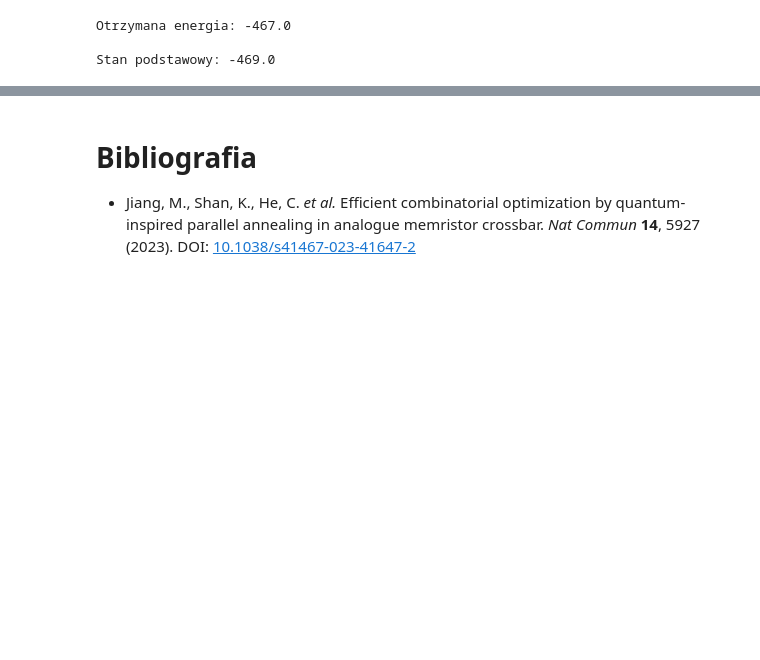
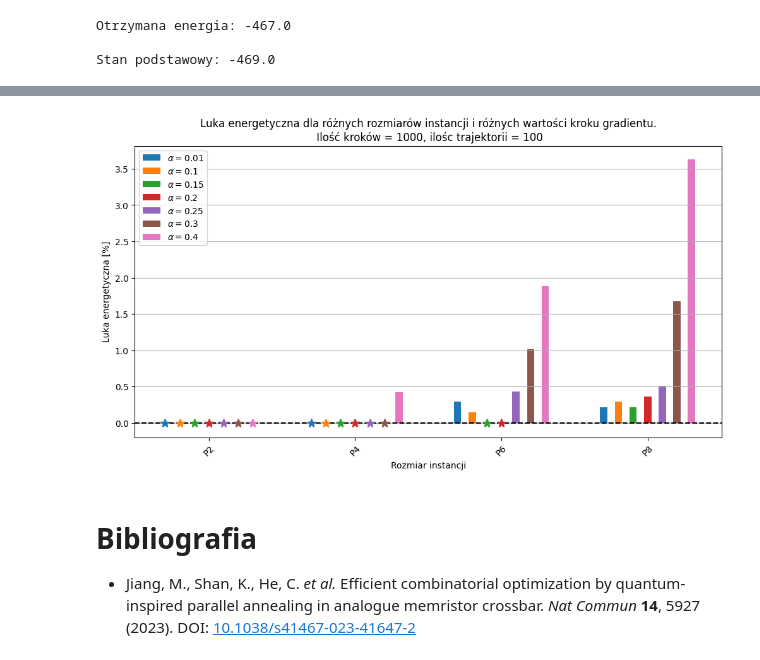
Before and after one commit to iitis/AkademiaSztukiKwantowej, a Jupyter notebook: classical_and_quantum_annealing/Algorytm_wyżarzania_równoległego.ipynb, the cells around one changed output, grey strips where cells are left out. Cells and saved outputs as stored; diff of their text form; code cells hidden in the pictures; blank space fills up the shorter version.

```diff
--- a/classical_and_quantum_annealing/Algorytm_wyżarzania_równoległego.ipynb
+++ b/classical_and_quantum_annealing/Algorytm_wyżarzania_równoległego.ipynb
@@ -177,3 +284,85 @@ Ten algorytm zaimplementowany na CPU jest kosztowny przy liczeniu dużych instan
+# %%
+# zachowanie względem rozmiaru kroku w gradiencie
+
+import time
+import matplotlib.pyplot as plt
+import numpy as np
+from funkcje_pomocnicze import read_instance, P2, P4, P6, P8
+from tqdm import tqdm
+from IPython.utils.io import capture_output
+
+stepsizes = [0.01, 0.1, 0.15, 0.2, 0.25, 0.3, 0.4]
+gaps = {}
+times = {}
+with tqdm(total=4*len(stepsizes), desc="zbieranie danych") as pbar:
+    for instance in [P2, P4, P6, P8]:
+        for step_size in stepsizes:
+            J, h = read_instance(instance.path, convention="minus_half")
+            with capture_output() as captured:
+                start = time.time()
+                states, energies = parrarel_annealing_multiple_trajectores(J, h, step_size=step_size, lambda_t_max=10, num_steps=1000,
+                                                                           num_trajectories=100)
+                end = time.time()
+            energy = min(energies)
+            gap = (instance.best_energy - energy)/instance.best_energy
+            if gap < 0:
+                print(instance.name, energy)
+            gaps[(instance.name, step_size)] = gap * 100
+            times[(instance.name, step_size)] = end - start
+            pbar.update(1)
+
+
+instancje = ["P2", "P4", "P6", "P8"]
+
+x = np.arange(len(instancje))
+width = 0.05
+offset = 0.1
+
+fig, ax = plt.subplots(figsize=(12, 6))
+barset = []
+param = [-3, -2, -1, 0, 1, 2, 3]
+for idx, s in enumerate(stepsizes):
+    a = [gaps[(i, s)] for i in instancje]
+    bar = ax.bar(x + offset * param[idx], a, width, label=rf"$\alpha={s}$")
+    barset.append(bar)
+
+
+(y_min, y_max) = ax.get_ylim()
+ax.set_ylim((-0.2, y_max))
+ax.set_xlabel("Rozmiar instancji")
+ax.set_xticks(x)
+ax.set_xticklabels(instancje, rotation=45)
+ax.set_ylabel("Luka energetyczna [%]")
+ax.set_title("Luka energetyczna dla różnych rozmiarów instancji i różnych wartości kroku gradientu.\n Ilość kroków = 1000, ilośc trajektorii = 100")
+ax.axhline(0, color='black', linestyle='--')
+
+ax.legend()
+
+for bars in barset:
+    for bar in bars:
+        if bar.get_height() == 0:
+            center = bar.get_x() + bar.get_width()/2
+            ax.plot(center, 0, marker='*', markersize=10, color=bar.get_facecolor())
+plt.grid(axis="y")
+plt.show()
+
+
+# fig2, ax2 = plt.subplots(figsize=(12, 6))
+# for idx, s in enumerate(stepsizes):
+#     a = [times[(i, s)] for i in instancje]
+#     bar = ax2.bar(x + offset * param[idx], a, width, label=rf"$\alpha={s}$")
+
+# ax2.set_xlabel("Rozmiar instancji")
+# ax2.set_xticks(x)
+# ax2.set_xticklabels(instancje, rotation=45)
+# ax2.set_ylabel("Czas [s]")
+# ax2.set_title("Czas do znalezienia rozwiązania dla różnych rozmiarów instancji i różnych wartości kroku gradientu.\n Ilość kroków = 1000, ilośc trajektorii = 100")
+# ax2.legend()
+
+# plt.grid(axis="y")
+# plt.show()
+# %% [output]
+[figure, added]
 # %% [markdown]
 # Bibliografia
 
```
Also changed, not shown: parts of 16 cells of this notebook, 3 other files.
